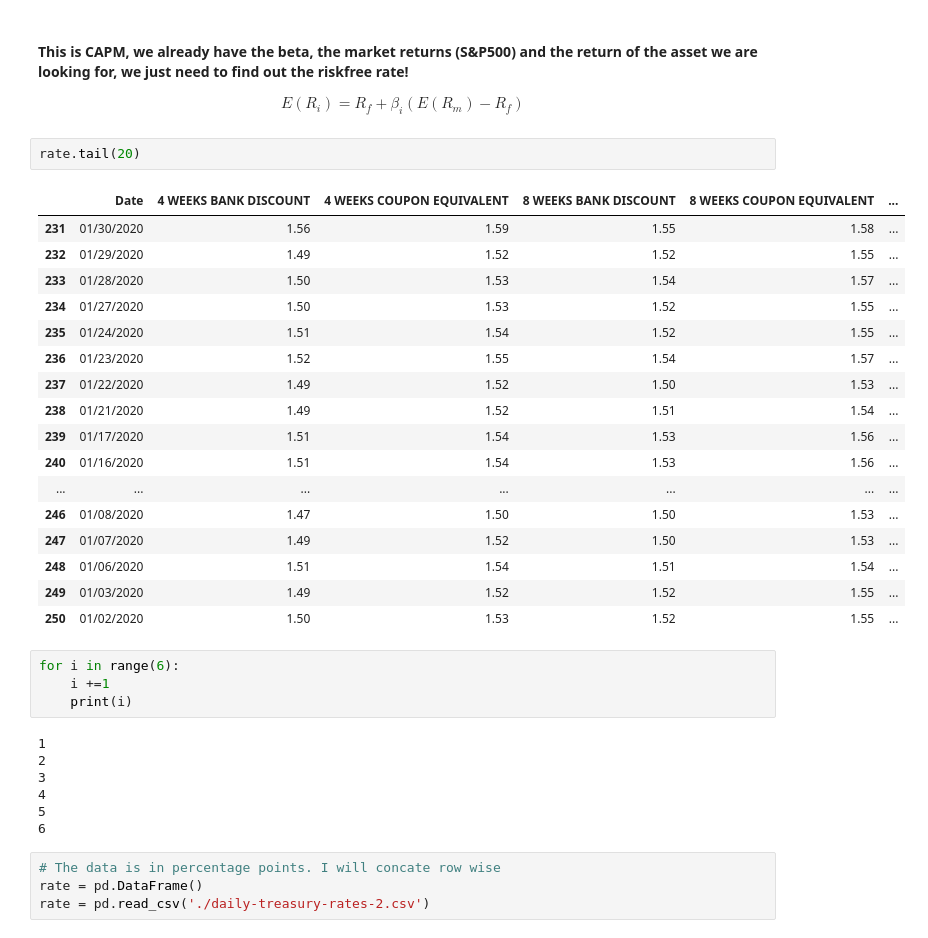
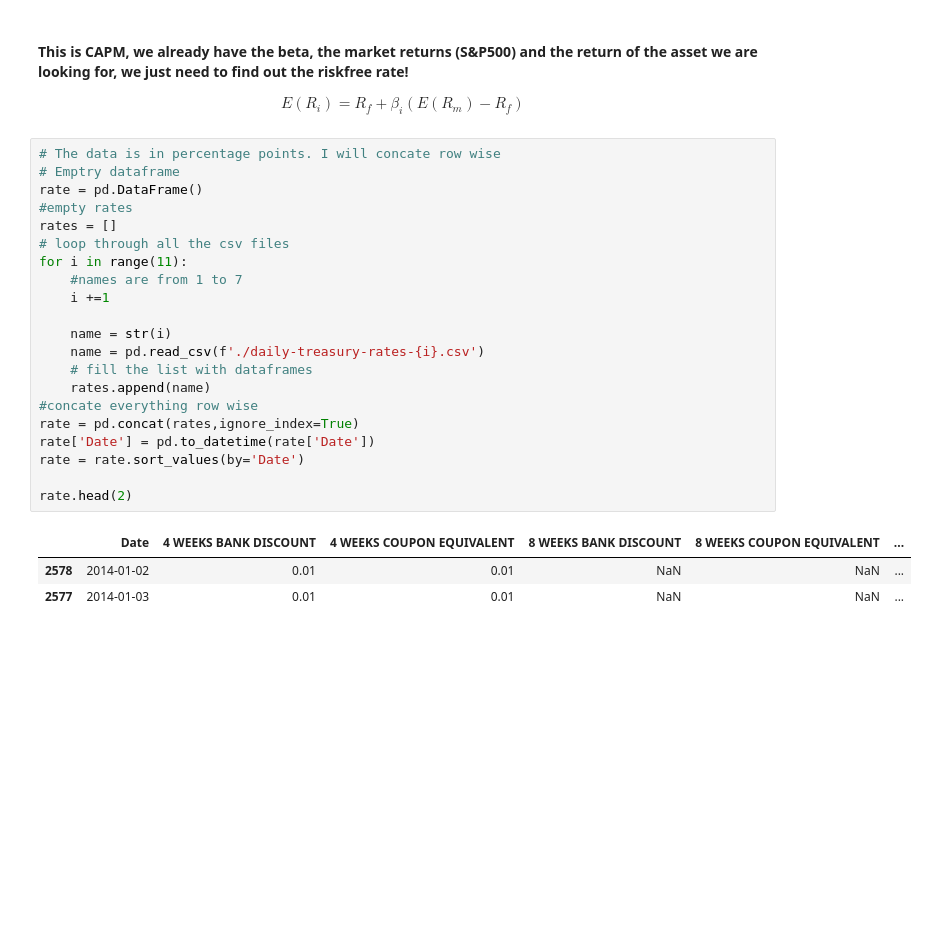
Before and after one commit to maseehfaizan/Project-Code, a Jupyter notebook: Master.ipynb, the cells around one changed output. Cells and saved outputs as stored; diff of their text form; blank space fills up the shorter version.

```diff
--- a/Master.ipynb
+++ b/Master.ipynb
@@ -364,38 +364,28 @@ plt.show()
 #### This is CAPM, we already have the beta, the market returns (S&P500) and the return of the asset we are looking for, we just need to find out the riskfree rate!
 
 $$E(R_i) = R_f + \beta_i (E(R_m) - R_f)$$
-# %%
-rate.tail(20)
-# %% [output]
-|  | Date | 4 WEEKS BANK DISCOUNT | 4 WEEKS COUPON EQUIVALENT | 8 WEEKS BANK DISCOUNT | 8 WEEKS COUPON EQUIVALENT | ... |
-| 231 | 01/30/2020 | 1.56 | 1.59 | 1.55 | 1.58 | ... |
-| 232 | 01/29/2020 | 1.49 | 1.52 | 1.52 | 1.55 | ... |
-| 233 | 01/28/2020 | 1.50 | 1.53 | 1.54 | 1.57 | ... |
-| 234 | 01/27/2020 | 1.50 | 1.53 | 1.52 | 1.55 | ... |
-| 235 | 01/24/2020 | 1.51 | 1.54 | 1.52 | 1.55 | ... |
-| 236 | 01/23/2020 | 1.52 | 1.55 | 1.54 | 1.57 | ... |
-| 237 | 01/22/2020 | 1.49 | 1.52 | 1.50 | 1.53 | ... |
-| 238 | 01/21/2020 | 1.49 | 1.52 | 1.51 | 1.54 | ... |
-| 239 | 01/17/2020 | 1.51 | 1.54 | 1.53 | 1.56 | ... |
-| 240 | 01/16/2020 | 1.51 | 1.54 | 1.53 | 1.56 | ... |
-| ... | ... | ... | ... | ... | ... | ... |
-| 246 | 01/08/2020 | 1.47 | 1.50 | 1.50 | 1.53 | ... |
-| 247 | 01/07/2020 | 1.49 | 1.52 | 1.50 | 1.53 | ... |
-| 248 | 01/06/2020 | 1.51 | 1.54 | 1.51 | 1.54 | ... |
-| 249 | 01/03/2020 | 1.49 | 1.52 | 1.52 | 1.55 | ... |
-| 250 | 01/02/2020 | 1.50 | 1.53 | 1.52 | 1.55 | ... |
-# %%
-for i in range(6):
-    i +=1
-    print(i)
-# %% [output]
-1
-2
-3
-4
-5
-6
-# %%
-# The data is in percentage points. I will concate row wise
-rate = pd.DataFrame()
-rate = pd.read_csv('./daily-treasury-rates-2.csv')
+# %%
+# The data is in percentage points. I will concate row wise
+# Emptry dataframe
+rate = pd.DataFrame()
+#empty rates
+rates = []
+# loop through all the csv files
+for i in range(11):
+    #names are from 1 to 7
+    i +=1
+
+    name = str(i)
+    name = pd.read_csv(f'./daily-treasury-rates-{i}.csv')
+    # fill the list with dataframes
+    rates.append(name)
+#concate everything row wise
+rate = pd.concat(rates,ignore_index=True)
+rate['Date'] = pd.to_datetime(rate['Date'])
+rate = rate.sort_values(by='Date')
+
+rate.head(2)
+# %% [output]
+|  | Date | 4 WEEKS BANK DISCOUNT | 4 WEEKS COUPON EQUIVALENT | 8 WEEKS BANK DISCOUNT | 8 WEEKS COUPON EQUIVALENT | ... |
+| 2578 | 2014-01-02 | 0.01 | 0.01 | NaN | NaN | ... |
+| 2577 | 2014-01-03 | 0.01 | 0.01 | NaN | NaN | ... |
```
Also changed, not shown: parts of 4 cells of this notebook.
